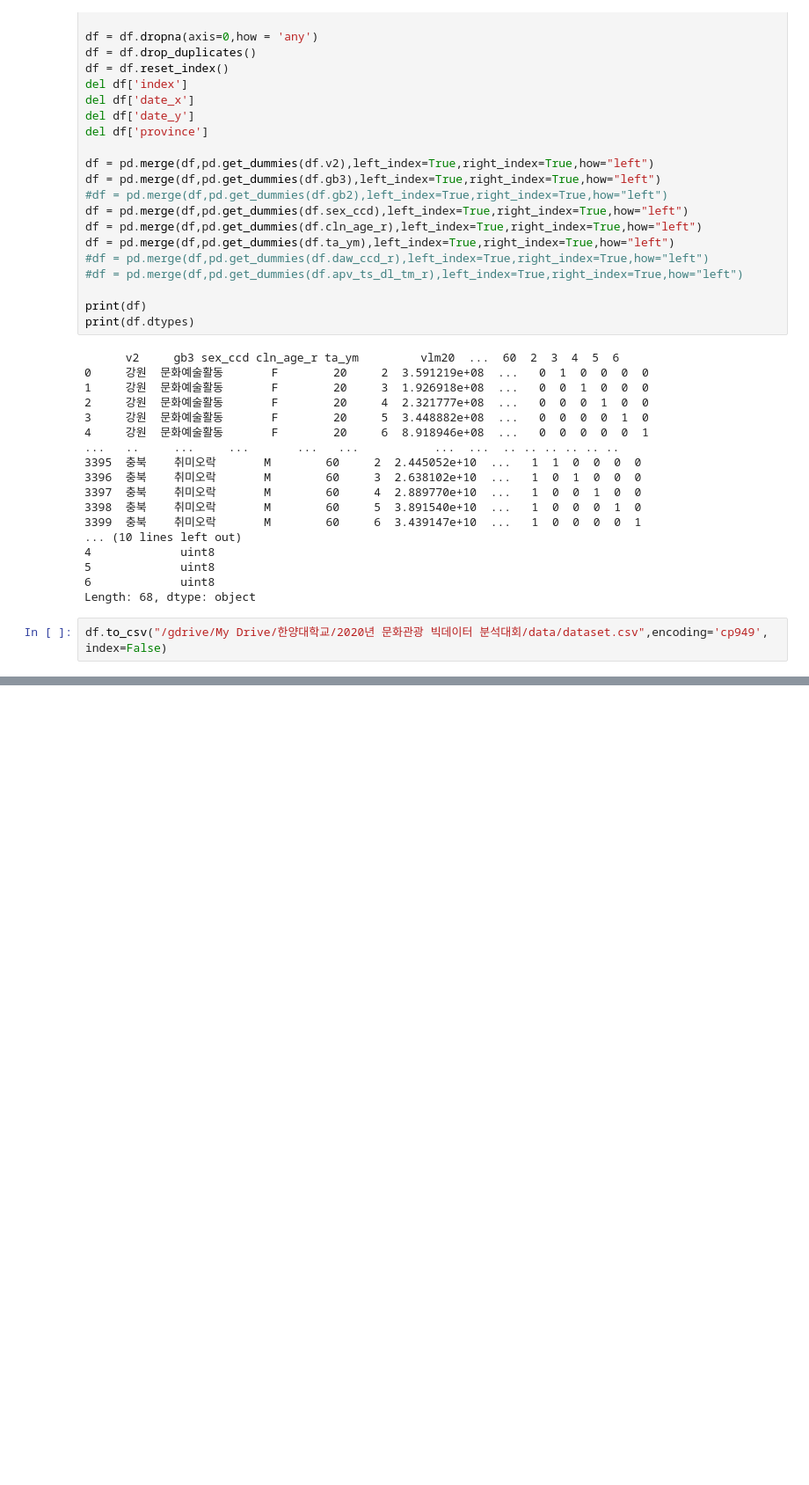
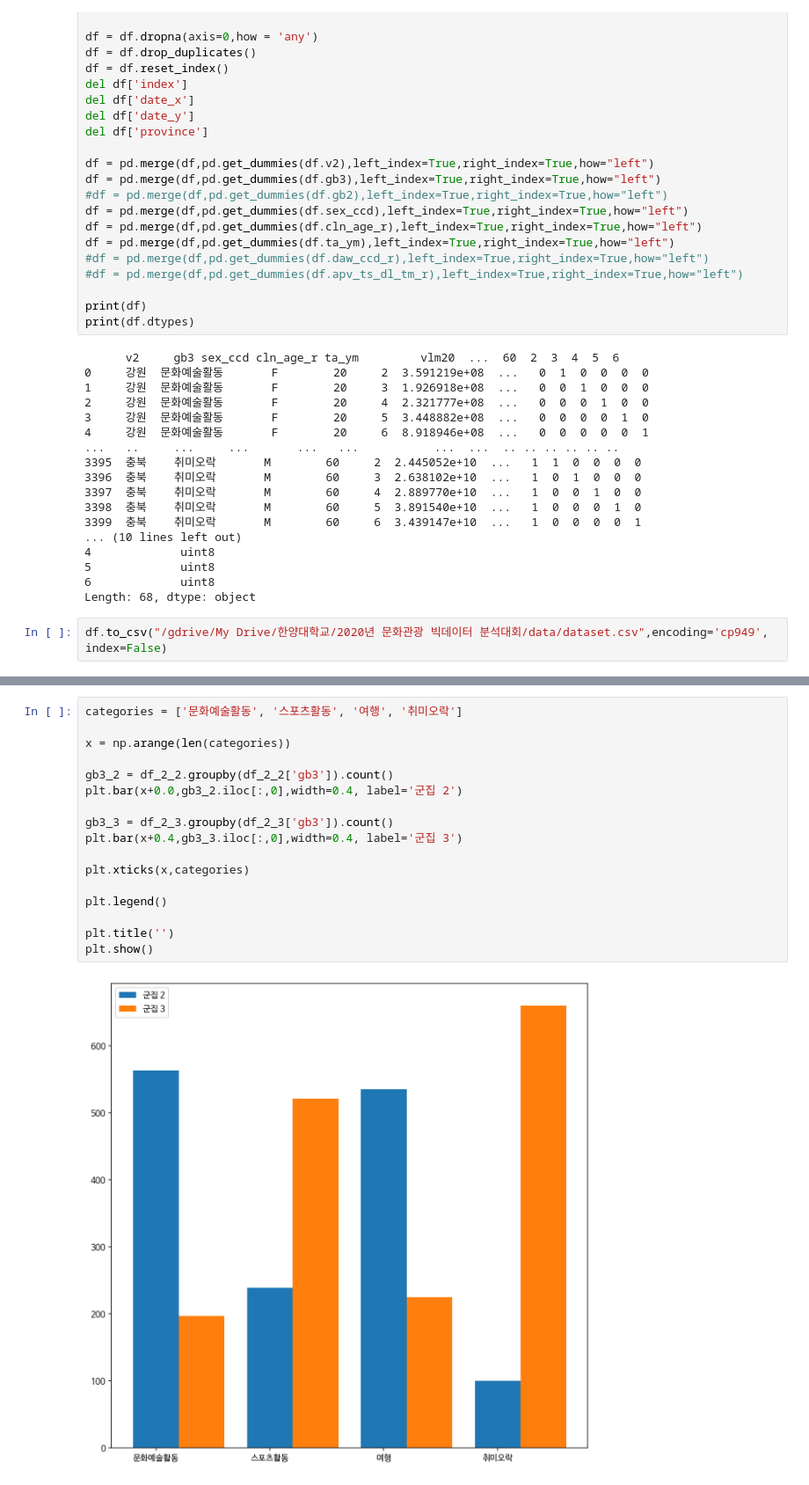
Before and after one commit to skaurl/tourbigdata, a Jupyter notebook: 데이터_전처리.ipynb, the cells around one changed output, grey strips where cells are left out. Shown: that part at 88% size. Cells and saved outputs as stored; diff of their text form; blank space fills up the shorter version.

```diff
--- a/데이터_전처리.ipynb
+++ b/데이터_전처리.ipynb
@@ -526,0 +635,19 @@ df.to_csv("/gdrive/My Drive/한양대학교/2020년 문화관광 빅데이터
+# %%
+categories = ['문화예술활동', '스포츠활동', '여행', '취미오락']
+
+x = np.arange(len(categories))
+
+gb3_2 = df_2_2.groupby(df_2_2['gb3']).count()
+plt.bar(x+0.0,gb3_2.iloc[:,0],width=0.4, label='군집 2')
+
+gb3_3 = df_2_3.groupby(df_2_3['gb3']).count()
+plt.bar(x+0.4,gb3_3.iloc[:,0],width=0.4, label='군집 3')
+
+plt.xticks(x,categories)
+
+plt.legend()
+
+plt.title('')
+plt.show()
+# %% [output]
+[figure, added]
```
Also changed, not shown: parts of 8 cells of this notebook.
